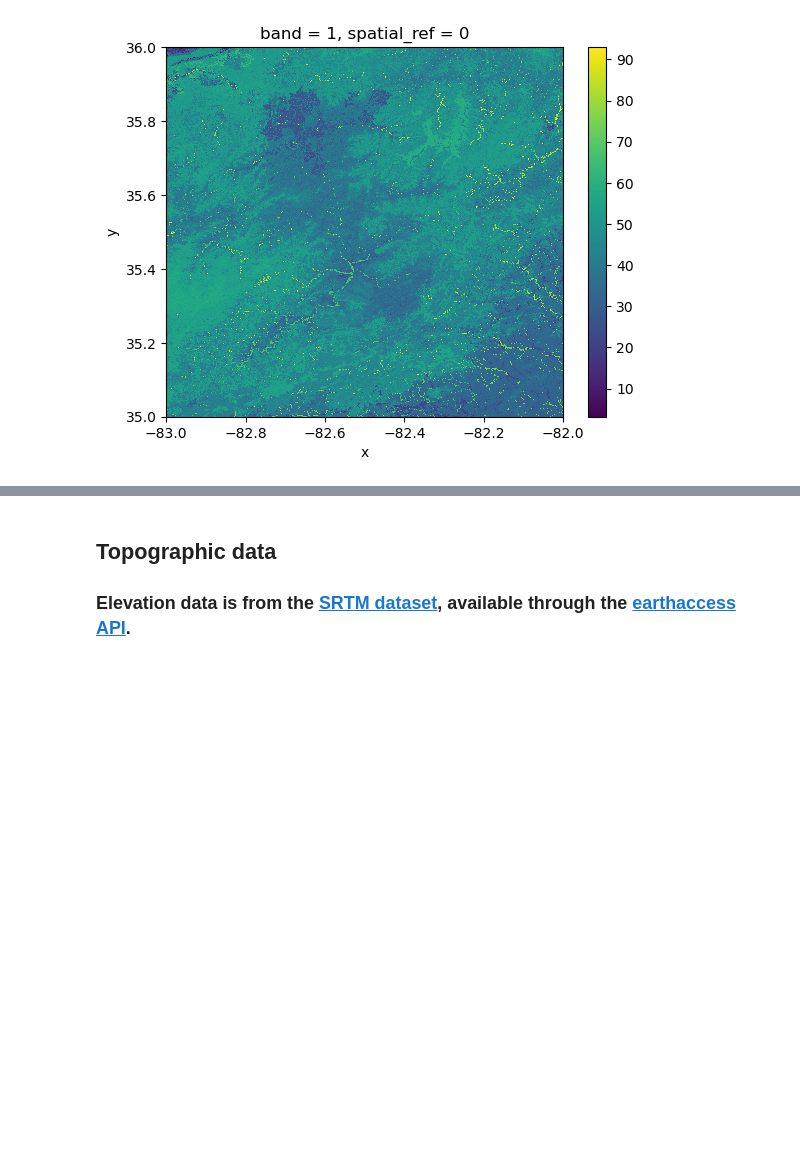
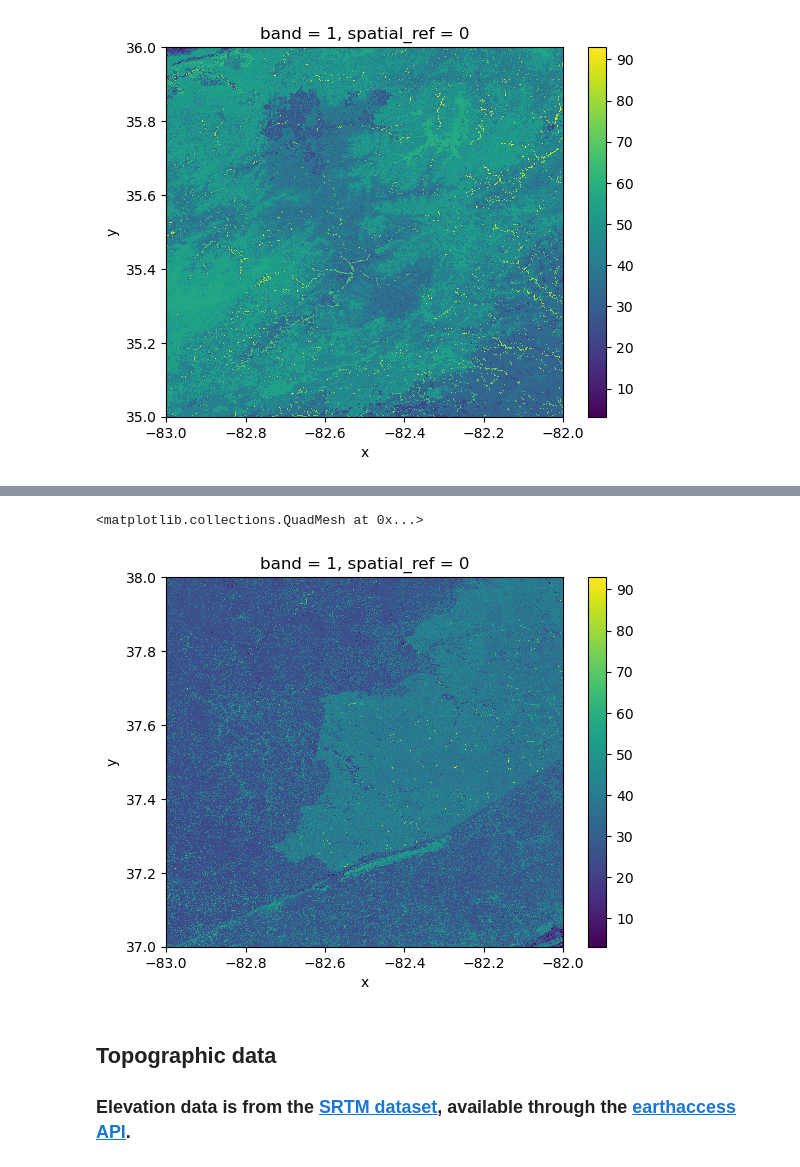
Before and after one commit to earthlab-education/habitat-suitability-BioNCphilic, a Jupyter notebook: climate.ipynb, the cells around one changed output, grey strips where cells are left out. Cells and saved outputs as stored; diff of their text form; code cells hidden in the pictures; blank space fills up the shorter version.

Commit message:
soil data for both locations

```diff
--- a/climate.ipynb
+++ b/climate.ipynb
@@ -334,11 +336,11 @@ def get_soil_data_multiple_locations(bounds_min_lon, bounds_min_lat, bounds_max_
                 soil_data_dict[(min_lon, min_lat)] = soil_da
     return soil_data_dict
 
-# Example Usage
+# Areas of interest
 nc_county = type("obj",(object,),{"total_bounds":(-83, 35, -82, 36)})
-# wv_county = type("obj",(object,),{"total_bounds":(-83, 37, -82, 39)})
+wv_county = type("obj",(object,),{"total_bounds":(-83, 37, -82, 39)})
 
-# Accessing data for Jackson County
+# Accessing data for Jackson County, NC
 nc_bounds_min_lon, nc_bounds_min_lat, nc_bounds_max_lon, nc_bounds_max_lat = nc_county.total_bounds
 nc_soil_data = get_soil_data_multiple_locations(
     nc_bounds_min_lon,
@@ -347,19 +349,19 @@ nc_soil_data = get_soil_data_multiple_locations(
     nc_bounds_max_lat
     )
 
-# # Accessing data for Wayne County
-# wv_bounds_min_lon, wv_bounds_min_lat, wv_bounds_max_lon, wv_bounds_max_lat = wv_county.total_bounds
-# wv_soil_data = get_soil_data_multiple_locations(
-#     wv_bounds_min_lon,
-#     wv_bounds_min_lat,
-#     wv_bounds_max_lon,
-#     wv_bounds_max_lat
-#     )
+# Accessing data for Wayne County
+wv_bounds_min_lon, wv_bounds_min_lat, wv_bounds_max_lon, wv_bounds_max_lat = wv_county.total_bounds
+wv_soil_data = get_soil_data_multiple_locations(
+    wv_bounds_min_lon,
+    wv_bounds_min_lat,
+    wv_bounds_max_lon,
+    wv_bounds_max_lat
+    )
 
 # Accessing the soil data for NC
-if (-83, 35) in nc_soil_data_results:
-    nc_soil_data_at_location = nc_soil_data_results[(-83, 35)]
-    print(nc_soil_data_at_location)
+if (-83, 35) in nc_soil_data:
+    nc_soil_data_sand = nc_soil_data[(-83, 35)]
+    print(nc_soil_data_sand)
 else:
     print("Soil data not found for location (-83, 35)")
 # %% [output]
@@ -370,3 +379,10 @@ nc_soil_data_at_location.plot()
 # %% [output]
 <matplotlib.collections.QuadMesh at 0x...>
 [figure]
+# %%
+# Accessing the soil data for WV
+if (-83, 37) in wv_soil_data:
+    wv_soil_data_sand = wv_soil_data[(-83, 37)]
+    print(wv_soil_data_sand)
+else:
+    print("Soil data not found for location (-83, 37)")
@@ -373,3 +399,8 @@ nc_soil_data_at_location.plot()
+# %%
+wv_soil_data_sand.plot()
+# %% [output]
+<matplotlib.collections.QuadMesh at 0x...>
+[figure, added]
 # %% [markdown]
 ## Topographic data
 ### Elevation data is from the [SRTM dataset](https://www.earthdata.nasa.gov/data/instruments/srtm), available through the [earthaccess API](https://earthaccess.readthedocs.io/en/latest/quick-start/).
```
Also changed, not shown: parts of 6 cells of this notebook.
